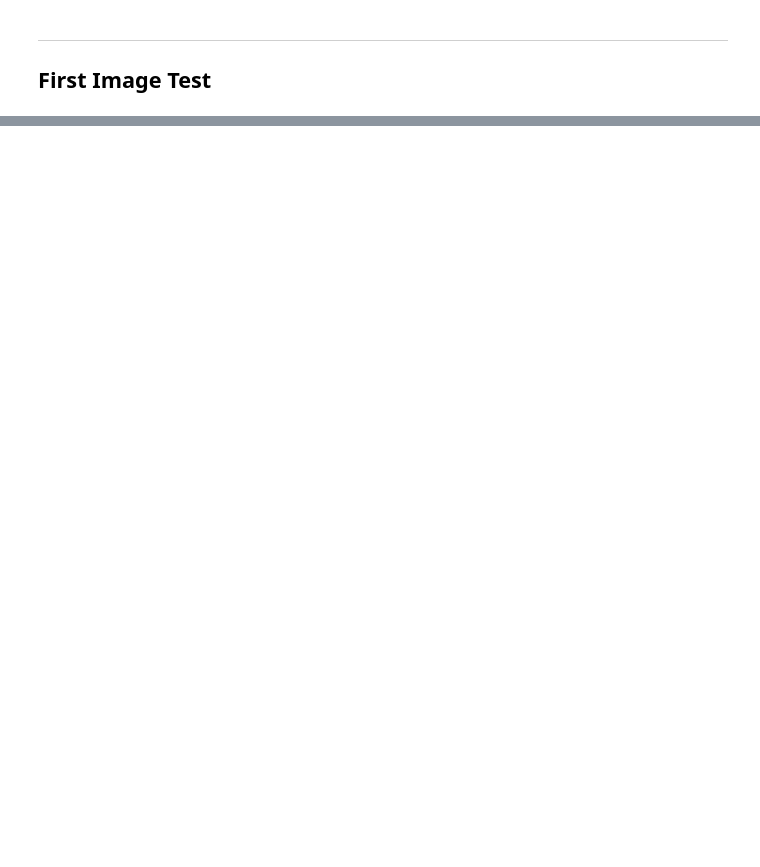
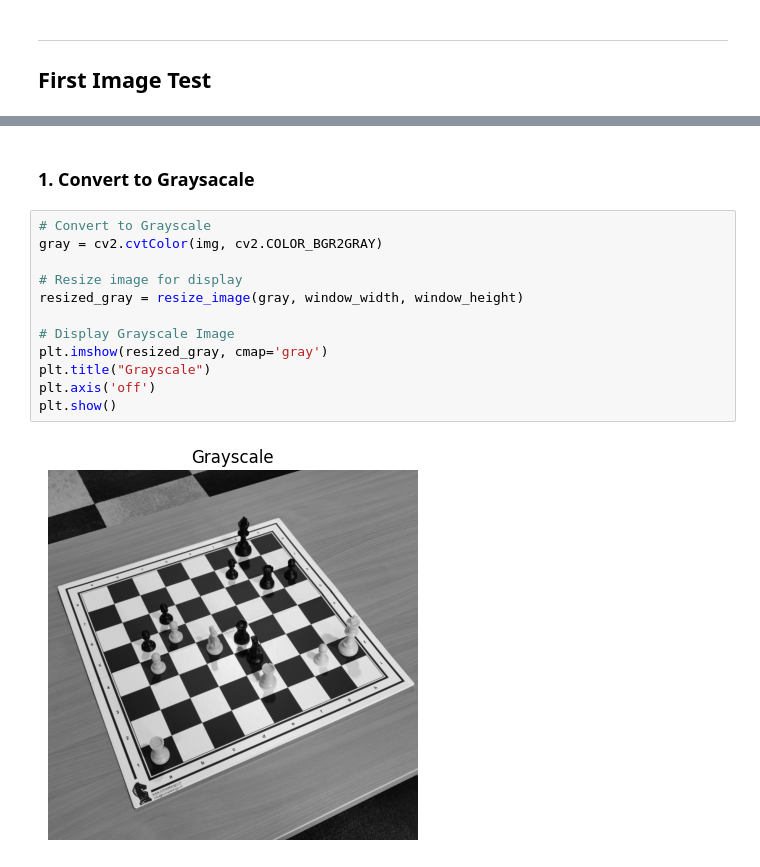
Before and after one commit to eduardooliveiraps/chessboard-vision, a Jupyter notebook: chessboard-vision.ipynb, the cells around one changed output, grey strips where cells are left out. Cells and saved outputs as stored; diff of their text form; blank space fills up the shorter version.

```diff
--- a/chessboard-vision.ipynb
+++ b/chessboard-vision.ipynb
@@ -66,0 +73,16 @@ Number of Channels: 3
+# %% [markdown]
+### 1. Convert to Graysacale
+# %%
+# Convert to Grayscale
+gray = cv2.cvtColor(img, cv2.COLOR_BGR2GRAY)
+
+# Resize image for display
+resized_gray = resize_image(gray, window_width, window_height)
+
+# Display Grayscale Image
+plt.imshow(resized_gray, cmap='gray')
+plt.title("Grayscale")
+plt.axis('off')
+plt.show()
+# %% [output]
+[figure, added]
```
Also changed, not shown: parts of 10 cells of this notebook.
